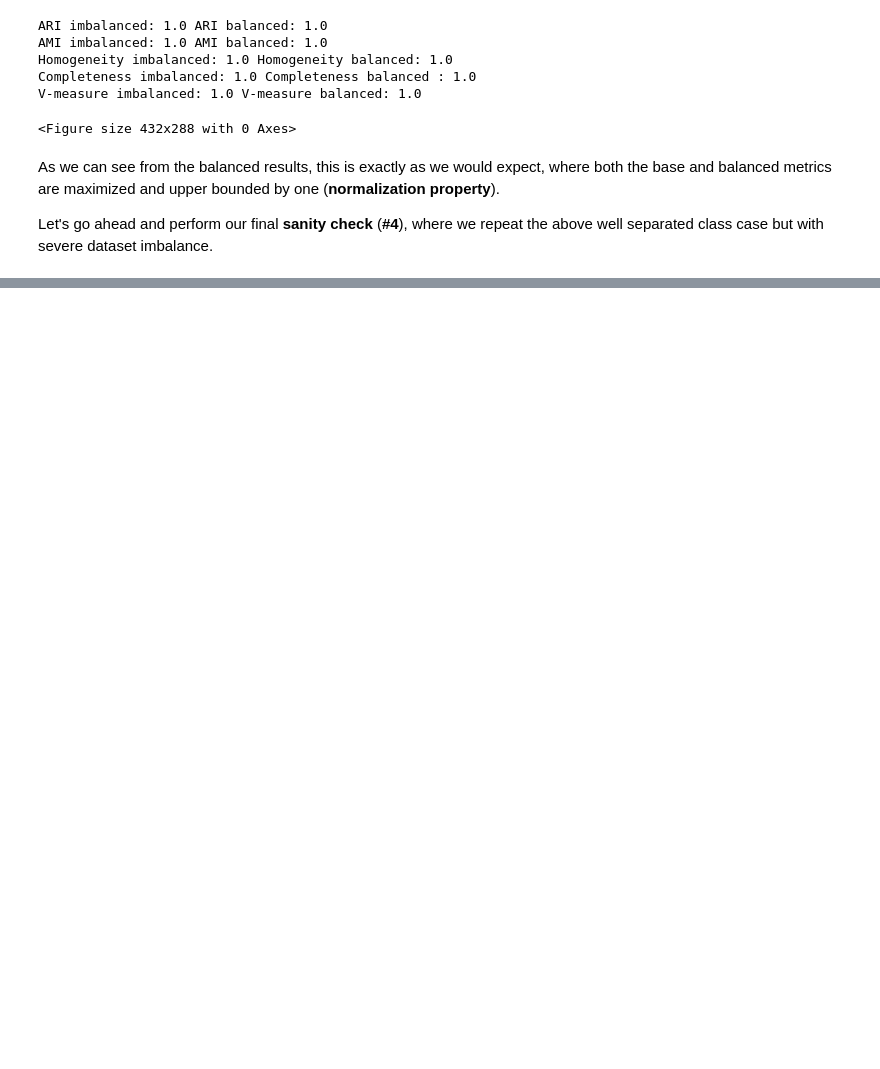
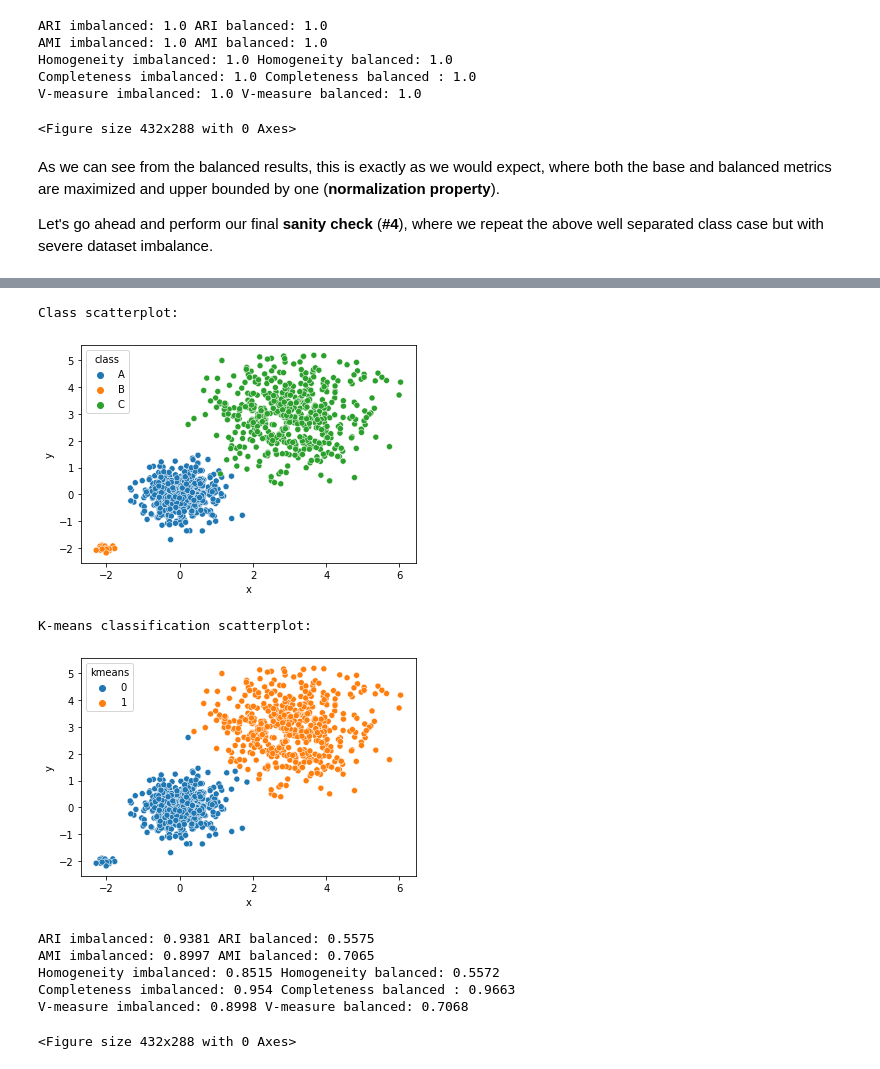
Before and after one commit to hsmaan/balanced-clustering, a Jupyter notebook: notebooks/01_imbalanced_metric_demo.ipynb, the cells around one changed output, grey strips where cells are left out. Drawn from its saved outputs; the diff is of its cells as text; code cells hidden in the pictures; blank space fills up the shorter version.

Commit message:
added initial example for use case of balanced metrics

```diff
--- a/notebooks/01_imbalanced_metric_demo.ipynb
+++ b/notebooks/01_imbalanced_metric_demo.ipynb
@@ -398,0 +408,80 @@ It seems that in this case, the AMI, Homogeneity, Completeness, and V-measure me
+# %%
+# Sample three classes from separated gaussian distributions with varying
+# standard deviations and class size
+c_1 = np.random.normal(loc = 0, scale = 0.5, size = (500, 2))
+c_2 = np.random.normal(loc = -2, scale = 0.1, size = (20, 2))
+c_3 = np.random.normal(loc = 3, scale = 1, size = (500, 2))
+
+# Plot the given results for each class using seaborn
+# Ensure to clear plot afterwards
+cluster_df = pd.DataFrame({
+    "x" : np.concatenate((c_1[:, 0], c_2[:, 0], c_3[:, 0])),
+    "y" : np.concatenate((c_1[:, 1], c_2[:, 1], c_3[:, 1])),
+    "class": np.concatenate(
+        (
+            np.repeat("A", len(c_1)),
+            np.repeat("B", len(c_2)),
+            np.repeat("C", len(c_3))
+        )
+    )
+})
+print("Class scatterplot:")
+sns.scatterplot(
+    x = "x",
+    y = "y",
+    hue = "class",
+    data = cluster_df
+)
+plt.show()
+plt.clf()
+
+# Perform k-means clustering with k = 2, and plot the results
+cluster_arr = np.array(cluster_df.iloc[:, 0:2])
+kmeans_res = KMeans(n_clusters = 2).fit_predict(X = cluster_arr)
+
+cluster_df["kmeans"] = kmeans_res # Add k-means to cluster df
+print("K-means classification scatterplot:")
+sns.scatterplot(
+    x = "x",
+    y = "y",
+    hue = "kmeans",
+    data = cluster_df
+)
+plt.show()
+plt.clf()
+
+# Return and print balanced and imbalanced comparisons
+aris, amis, homogs, completes, v_measures = return_metrics(
+    class_arr = cluster_df["class"], cluster_arr = cluster_df["kmeans"]
+)
+print(
+    "ARI imbalanced: " + str(round(aris[0], 4)) + " " +
+    "ARI balanced: " + str(round(aris[1], 4))
+)
+print(
+    "AMI imbalanced: " + str(round(amis[0], 4)) + " " +
+    "AMI balanced: " + str(round(amis[1], 4))
+)
+print(
+    "Homogeneity imbalanced: " + str(round(homogs[0], 4)) + " " +
+    "Homogeneity balanced: " + str(round(homogs[1], 4))
+)
+print(
+    "Completeness imbalanced: " + str(round(completes[0], 4)) + " " +
+    "Completeness balanced : " + str(round(completes[1], 4))
+)
+print(
+    "V-measure imbalanced: " + str(round(v_measures[0], 4)) + " " +
+    "V-measure balanced: " + str(round(v_measures[1], 4))
+)
+# %% [output]
+Class scatterplot:
+[figure, added]
+K-means classification scatterplot:
+[figure, added]
+ARI imbalanced: 0.9381 ARI balanced: 0.5575
+AMI imbalanced: 0.8997 AMI balanced: 0.7065
+Homogeneity imbalanced: 0.8515 Homogeneity balanced: 0.5572
+Completeness imbalanced: 0.954 Completeness balanced : 0.9663
+V-measure imbalanced: 0.8998 V-measure balanced: 0.7068
+<Figure size 432x288 with 0 Axes>
```
Also changed, not shown: parts of 7 cells of this notebook.
